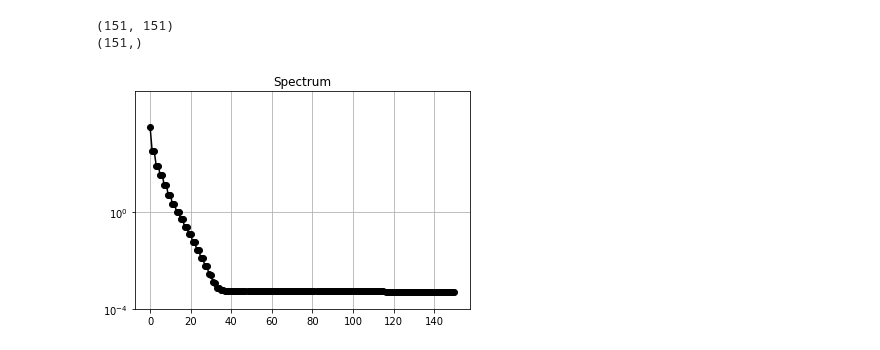
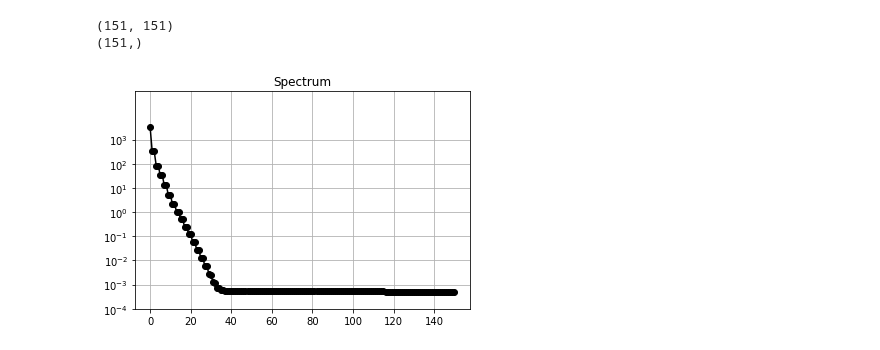
Before and after one commit to jaekimuh/PatternRec_Kim, a Jupyter notebook: HW_1.7.ipynb, the cells around one changed output. Drawn from its saved outputs; the diff is of its cells as text; code cells hidden in the pictures.

```diff
--- a/HW_1.7.ipynb
+++ b/HW_1.7.ipynb
@@ -25,12 +25,12 @@ print(S.shape)
 # %%
 import matplotlib.pyplot as plt
 
 plt.semilogy(S,'-o',color='k')
 plt.ylim((10**(-4),10**(5)+1))
-plt.yticks(np.power(10,np.arange(-4,4,4, dtype=float)))
+plt.yticks(np.power(10,np.arange(-4,4,1, dtype=float)))
 plt.xticks(np.arange(0,160,20))
 plt.grid()
 plt.title('Spectrum')
 plt.show()
 # %% [output]
-[figure, old version]
+[figure, new version]
```
Also changed, not shown: parts of 1 cell of this notebook.
